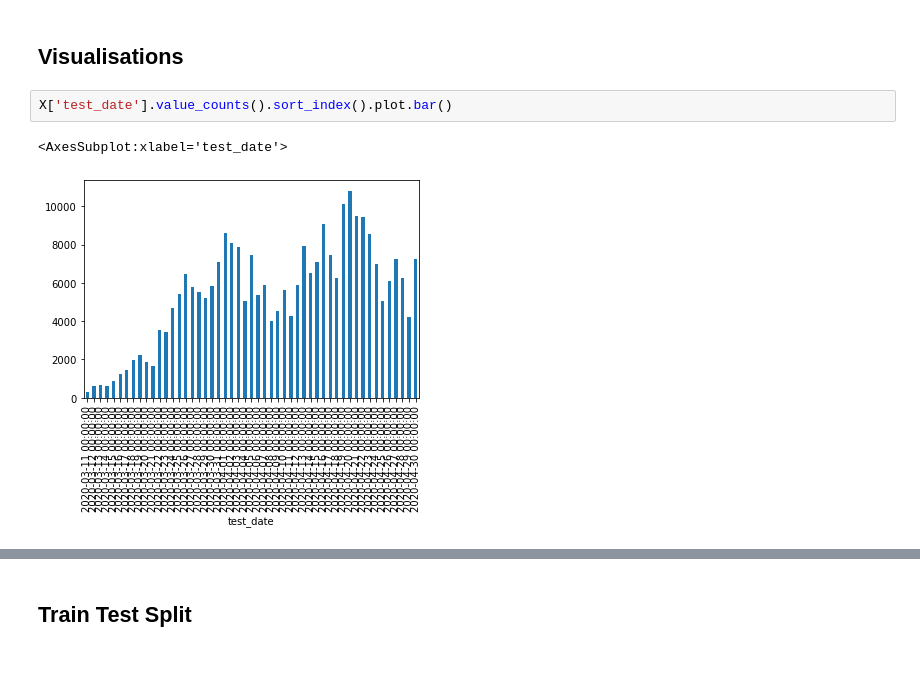
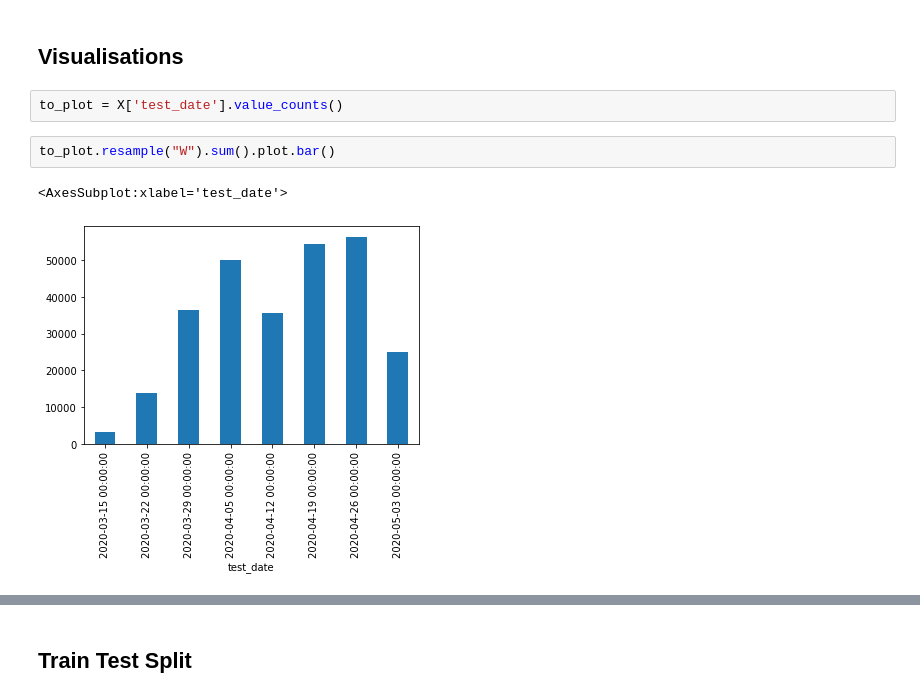
Before and after one commit to clcorrall/Hackathon, a Jupyter notebook: Hackathon-Data-Processing.ipynb, the cells around one changed output, grey strips where cells are left out. Drawn from its saved outputs; the diff is of its cells as text; blank space fills up the shorter version.

```diff
--- a/Hackathon-Data-Processing.ipynb
+++ b/Hackathon-Data-Processing.ipynb
@@ -115,8 +115,10 @@ X.head()
 | 4 | 2020-04-30 | 1.0 | 0.0 | 0.0 | 0.0 | 0.0 | 0.0 | ... |
 # %% [markdown]
 ## Visualisations
-# %%
-X['test_date'].value_counts().sort_index().plot.bar()
-# %% [output]
-<AxesSubplot:xlabel='test_date'>
-[figure, removed]
+# %%
+to_plot = X['test_date'].value_counts()
+# %%
+to_plot.resample("W").sum().plot.bar()
+# %% [output]
+<AxesSubplot:xlabel='test_date'>
+[figure, added]
```
Also changed, not shown: parts of 1 cell of this notebook.
